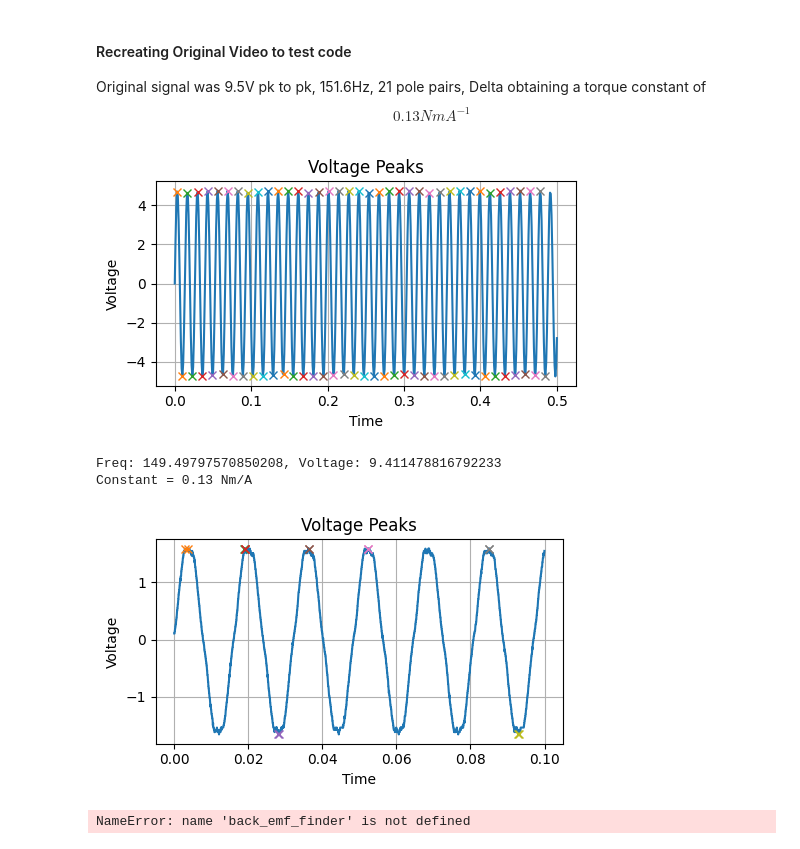
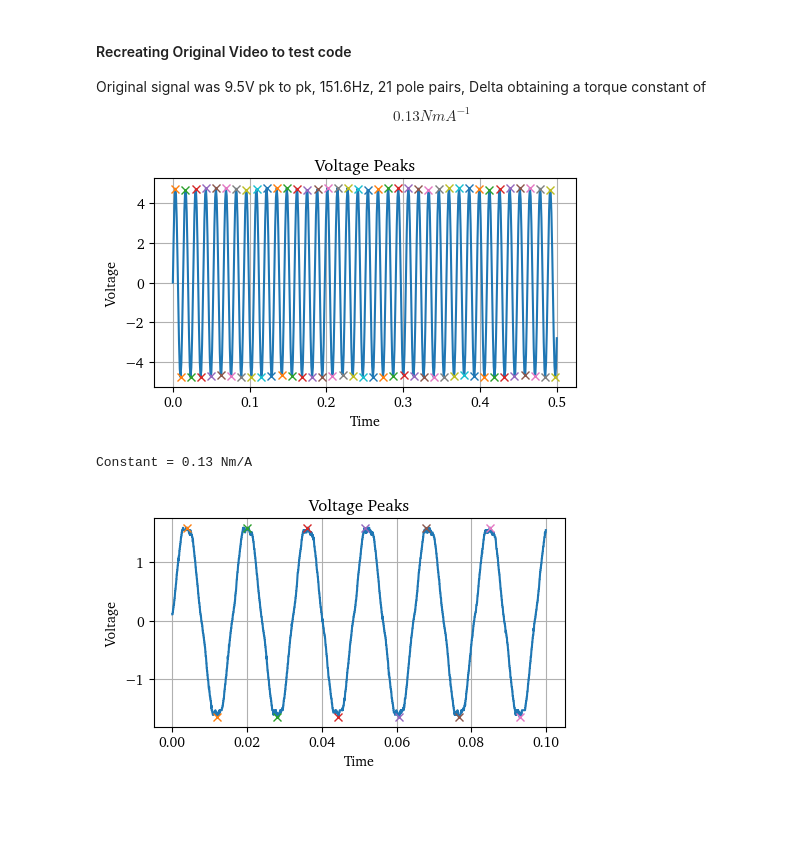
Before and after one commit to dan17229/V-Dyno, a Jupyter notebook: Motor Characterisation/Torque_Constant_Calculator.ipynb, the cells around one changed output. Saved outputs shown, nothing was run; the diff lists cells and outputs as text; code cells hidden in the pictures; blank space fills up the shorter version.

Commit message:
changes to old motor test data stuff. Slight edits add up...

```diff
--- a/Motor Characterisation/Torque_Constant_Calculator.ipynb
+++ b/Motor Characterisation/Torque_Constant_Calculator.ipynb
@@ -3,7 +3,12 @@ import os
 import pandas as pd
 import numpy as np
 import seaborn as sns
+import matplotlib
 import matplotlib.pyplot as plt
 from scipy.fft import fft, fftfreq
 from scipy.stats import norm
 from scipy.signal import find_peaks, butter, sosfilt
+import font_manager
+
+matplotlib.rcParams['font.serif'] = "Charter"
+matplotlib.rcParams['font.family'] = "serif"
@@ -104,5 +106,5 @@ nice_plot_please_two(dataframes[example]['times'],dataframes[example]['voltages'
 # %%
-def waveform_data_info(experiment,data=centered_data,window_start=0,window_size=0,voltage_threshold=.5,plot=False,filter=False,distance_factor=2.0):
+def waveform_data_info(experiment,data=centered_data,window_start=0,window_size=0,voltage_threshold=.5,plot=False,filter=False,dist=1,prom=0.1,distance_factor=2.0):
     test_data = data[experiment]
     if filter == True:
         # Compute the Fourier Transform of the voltages
@@ -128,8 +130,9 @@ def waveform_data_info(experiment,data=centered_data,window_start=0,window_size=
         window_size = len(test_data['times'])
 
     # Adjust the distance and prominence parameters to widen the tolerance for peak detection
-    peaks_positive, _ = find_peaks(test_data['voltages'][window_start:window_start+window_size], height=voltage_threshold, prominence=max(test_data['voltages'])/2)
-    peaks_negative, _ = find_peaks(-np.array(test_data['voltages'][window_start:window_start+window_size]), height=voltage_threshold, prominence=max(test_data['voltages'])/2)
+    #thres = np.floor(max(test_data['voltages'])/4)
+    peaks_positive, _ = find_peaks(test_data['voltages'][window_start:window_start+window_size], height=voltage_threshold, distance=dist,prominence=prom)
+    peaks_negative, _ = find_peaks(-np.array(test_data['voltages'][window_start:window_start+window_size]), height=voltage_threshold, distance=dist,prominence=prom)
     peaks = np.concatenate((peaks_positive, peaks_negative))
     peaks=np.sort(peaks)
     peaks = peaks+window_start
@@ -187,31 +195,30 @@ def torque_finder(experiment,data=centered_data, pole_pairs = 0, wind_type=None)
 #### Recreating Original Video to test code
 Original signal was 9.5V pk to pk, 151.6Hz, 21 pole pairs, Delta obtaining a torque constant of $$0.13NmA^{-1}$$
 # %%
-test_t = np.linspace(0, 0.5, 500) #example time array0
+test_t = np.linspace(0, 0.5, 500) #example time array
 test_signal = (9.5/2) * np.sin(151.6 * np.pi * test_t) #example signal
 #nice_plot_please(test_t,test_signal,"Test Signal","Time","Voltage")
 example_data = {}
 example_data["Test"] = {'times': test_t, 'voltages': test_signal}
-test_constant = torque_finder("Test",example_data,21,True)
+[test_period,test_voltage] = waveform_data_info("Test",example_data,window_start=0,window_size=0,voltage_threshold=.5,plot=True)
+test_constant = torque_finder(test_period,test_voltage,21,True)
 print(f"Constant = {round(test_constant, 2)} Nm/A")
 # %% [output]
-[figure, old version]
+[figure, new version]
-Freq: 149.49797570850208, Voltage: 9.411478816792233
 Constant = 0.13 Nm/A
 # %%
-example = "RedF0001CH2"
-(example_half_period,example_pk2pk)=waveform_data_info(example,plot=True)
+example = "RedA0001CH2"
+(example_half_period,example_pk2pk)=waveform_data_info(example,voltage_threshold=.5,plot=True,dist=100,prom=.5,distance_factor=2)
 # %% [output]
-[figure, old version]
+[figure, new version]
 # %%
-all_back_emf = []
+all_back_torque_constant = []
 experiment_start_points=[0]
 for experiment in centered_data:
     i=0
     #print(f"Experiment: {experiment}")
-    back_emf = back_emf_finder(experiment, plot=False,filter=False)
-    all_back_emf.extend(back_emf)
-    experiment_start_points.append(all_back_emf[i]+len(all_back_emf))
+    (period, voltage) = waveform_data_info(experiment, data=centered_data, voltage_threshold=0.5, plot=False, dist=100, prom=0.5, distance_factor=2)
+    torque_constant = torque_finder(period,voltage,7,True)
+    all_back_torque_constant.extend([torque_constant])
+    experiment_start_points.append(all_back_torque_constant[i]+len(all_back_torque_constant))
     i+=1
-# %% [output]
-NameError: name 'back_emf_finder' is not defined
```
Also changed, not shown: parts of 8 cells of this notebook, 31 other files.
